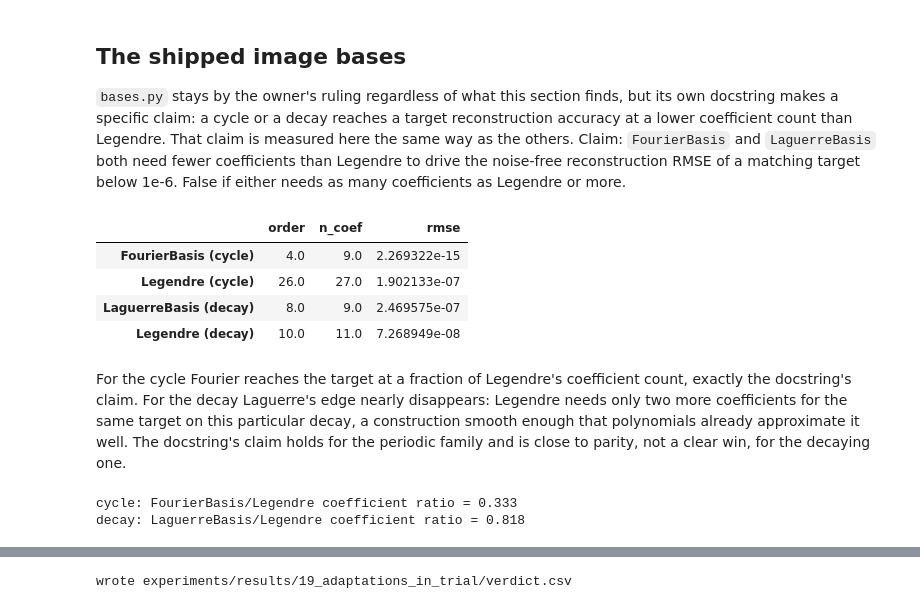
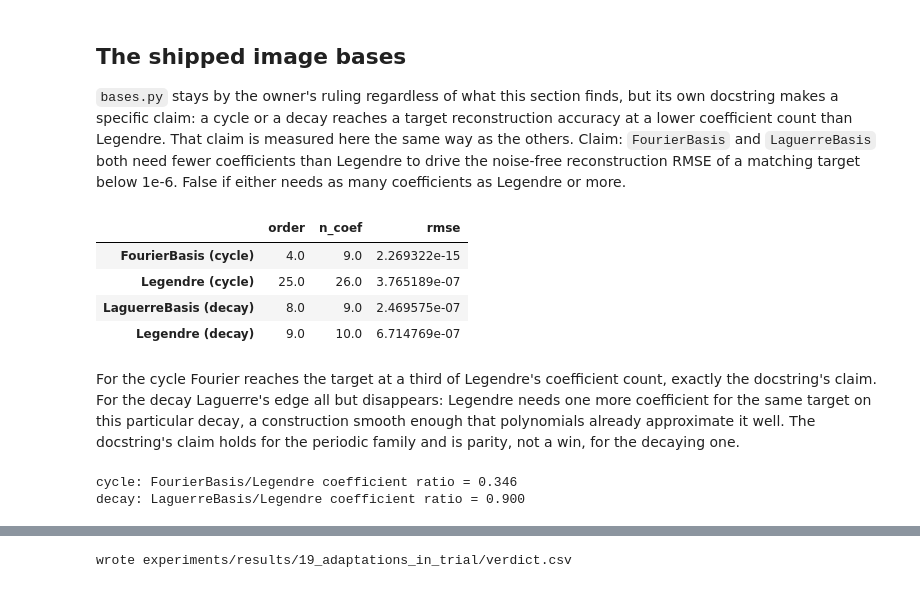
Before and after one commit to ringavirda/science-nonline, a Jupyter notebook: packages/dtfit-experimental/experiments/method/19_adaptations_in_trial.ipynb, the cells around one changed output, grey strips where cells are left out. Saved outputs shown, nothing was run; the diff lists cells and outputs as text; code cells hidden in the pictures.

```diff
--- a/packages/dtfit-experimental/experiments/method/19_adaptations_in_trial.ipynb
+++ b/packages/dtfit-experimental/experiments/method/19_adaptations_in_trial.ipynb
@@ -603,6 +381,7 @@ below 1e-6. False if either needs as many coefficients as Legendre or
 more.
 # %%
 RECON_TARGET = 1e-6
+MAX_ORDER = 60
 x_cycle = np.linspace(0.0, 8.0, 400)
 clean_cycle = 0.5 + 2.0 * np.sin(2 * np.pi * 4 / 8.0 * x_cycle + 0.4)
 x_decay = np.linspace(0.0, 6.0, 400)
@@ -612,51 +391,56 @@ clean_decay_target = 1.0 + 3.0 * np.exp(-0.8 * x_decay)
 def recon_rmse(x, y, basis, order=None):
     img = dt.image.Image.of(dt.Original(x, y), basis, order)
     return float(np.sqrt(np.mean((img.reconstruct(x) - y) ** 2)))
 
 
-def coef_for_target(x, y, basis_cls, orders, target=RECON_TARGET):
-    for order in orders:
+def coef_for_target(x, y, basis_cls, target=RECON_TARGET, max_order=MAX_ORDER):
+    """Lowest order reaching ``target`` reconstruction RMSE, and its coefficient
+    count. Every order from 1 to ``max_order`` is tried, on both sides of every
+    comparison, so a count is a minimum and not an artefact of a coarse grid."""
+    for order in range(1, max_order + 1):
         basis = basis_cls(order) if not isinstance(basis_cls, str) else basis_cls
         rmse = recon_rmse(x, y, basis, order if isinstance(basis_cls, str) else None)
         n_coef = basis.n_coef if not isinstance(basis_cls, str) else order + 1
         if rmse < target:
             return order, n_coef, rmse
     return None, None, None
 
 
 fourier_order, fourier_coef, fourier_rmse = coef_for_target(
-    x_cycle, clean_cycle, FourierBasis, range(1, 9))
+    x_cycle, clean_cycle, FourierBasis)
 legendre_cycle_order, legendre_cycle_coef, legendre_cycle_rmse = coef_for_target(
-    x_cycle, clean_cycle, "legendre", range(4, 40, 2))
+    x_cycle, clean_cycle, "legendre")
 laguerre_order, laguerre_coef, laguerre_rmse = coef_for_target(
-    x_decay, clean_decay_target, LaguerreBasis, range(1, 13))
+    x_decay, clean_decay_target, LaguerreBasis)
 legendre_decay_order, legendre_decay_coef, legendre_decay_rmse = coef_for_target(
-    x_decay, clean_decay_target, "legendre", range(4, 20, 2))
+    x_decay, clean_decay_target, "legendre")
 
 bases_table = pd.DataFrame({
     "FourierBasis (cycle)": {"order": fourier_order, "n_coef": fourier_coef, "rmse": fourier_rmse},
     "Legendre (cycle)": {"order": legendre_cycle_order, "n_coef": legendre_cycle_coef,
                           "rmse": legendre_cycle_rmse},
     "LaguerreBasis (decay)": {"order": laguerre_order, "n_coef": laguerre_coef, "rmse": laguerre_rmse},
     "Legendre (decay)": {"order": legendre_decay_order, "n_coef": legendre_decay_coef,
                           "rmse": legendre_decay_rmse},
 }).T
 bases_table
 # %% [output]
 |  | order | n_coef | rmse |
 | FourierBasis (cycle) | 4.0 | 9.0 | 2.269322e-15 |
-| Legendre (cycle) | 26.0 | 27.0 | 1.902133e-07 |
+| Legendre (cycle) | 25.0 | 26.0 | 3.765189e-07 |
 | LaguerreBasis (decay) | 8.0 | 9.0 | 2.469575e-07 |
-| Legendre (decay) | 10.0 | 11.0 | 7.268949e-08 |
+| Legendre (decay) | 9.0 | 10.0 | 6.714769e-07 |
 # %% [markdown]
-For the cycle Fourier reaches the target at a fraction of Legendre's
+For the cycle Fourier reaches the target at a third of Legendre's
 coefficient count, exactly the docstring's claim. For the decay Laguerre's
-edge nearly disappears: Legendre needs only two more coefficients for the
-same target on this particular decay, a construction smooth enough that
+edge all but disappears: Legendre needs one more coefficient for the same
+target on this particular decay, a construction smooth enough that
 polynomials already approximate it well. The docstring's claim holds for
-the periodic family and is close to parity, not a clear win, for the
-decaying one.
+the periodic family and is parity, not a win, for the decaying one.
 # %%
+# fails if a scan runs off its order ceiling instead of reaching the target
+assert None not in (fourier_order, legendre_cycle_order, laguerre_order,
+                    legendre_decay_order)
 fourier_coef_ratio = fourier_coef / legendre_cycle_coef
 laguerre_coef_ratio = laguerre_coef / legendre_decay_coef
 # fails if Fourier needs as many coefficients as Legendre for the cycle
@@ -667,8 +451,8 @@ assert laguerre_coef_ratio > KEEP_RATIO
 print(f"cycle: FourierBasis/Legendre coefficient ratio = {fourier_coef_ratio:.3f}")
 print(f"decay: LaguerreBasis/Legendre coefficient ratio = {laguerre_coef_ratio:.3f}")
 # %% [output]
-cycle: FourierBasis/Legendre coefficient ratio = 0.333
-decay: LaguerreBasis/Legendre coefficient ratio = 0.818
+cycle: FourierBasis/Legendre coefficient ratio = 0.346
+decay: LaguerreBasis/Legendre coefficient ratio = 0.900
 # %% [markdown]
 ## The verdict
 
```
Also changed, not shown: parts of 34 cells of this notebook, 11 other files.
